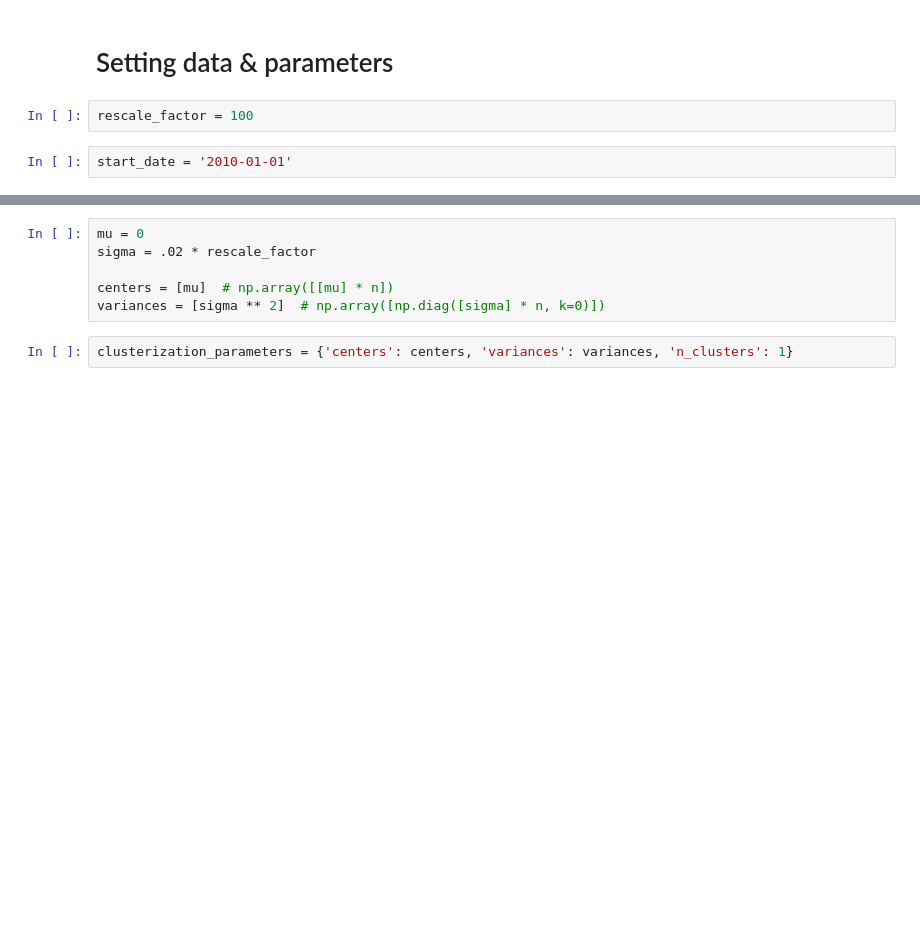
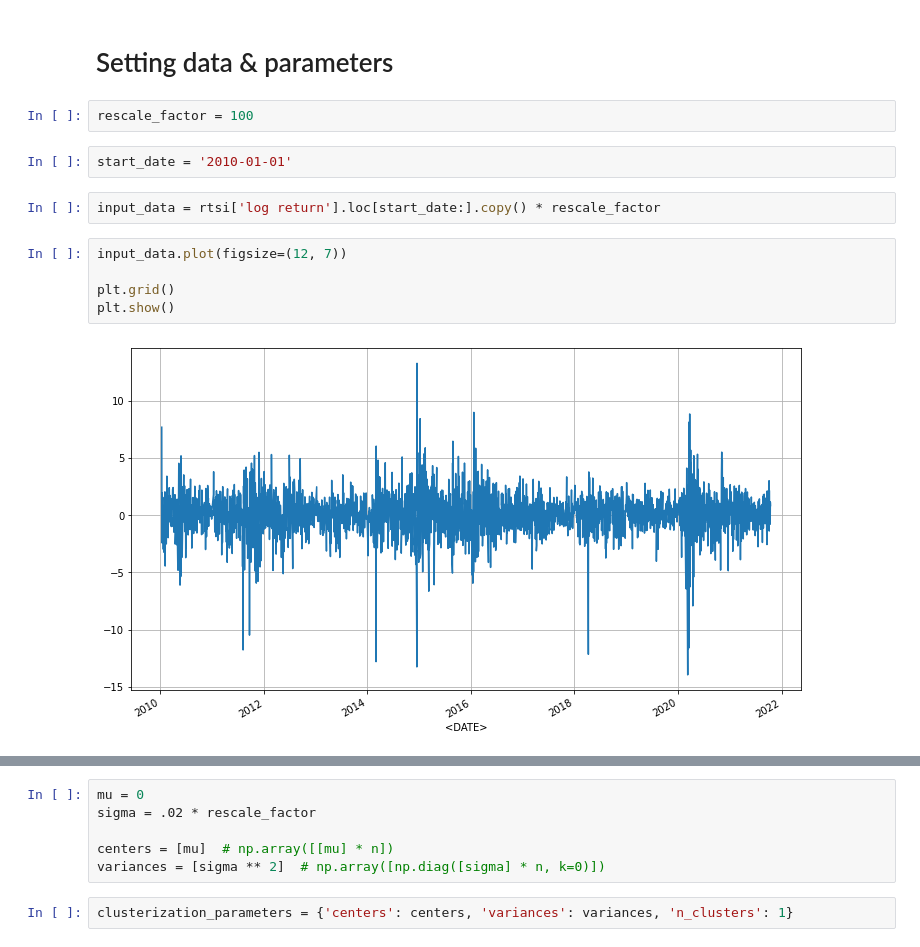
Before and after one commit to Northern125/fuzzy-volatility-modeling, a Jupyter notebook: testing_model.ipynb, the cells around one changed output, grey strips where cells are left out. Cells and saved outputs as stored; diff of their text form; blank space fills up the shorter version.

```diff
--- a/testing_model.ipynb
+++ b/testing_model.ipynb
@@ -66,3 +67,12 @@ Name: log return, dtype: float64
 rescale_factor = 100
 # %%
 start_date = '2010-01-01'
+# %%
+input_data = rtsi['log return'].loc[start_date:].copy() * rescale_factor
+# %%
+input_data.plot(figsize=(12, 7))
+
+plt.grid()
+plt.show()
+# %% [output]
+[figure, added]
```
Also changed, not shown: parts of 50 cells of this notebook, 1 other file.
